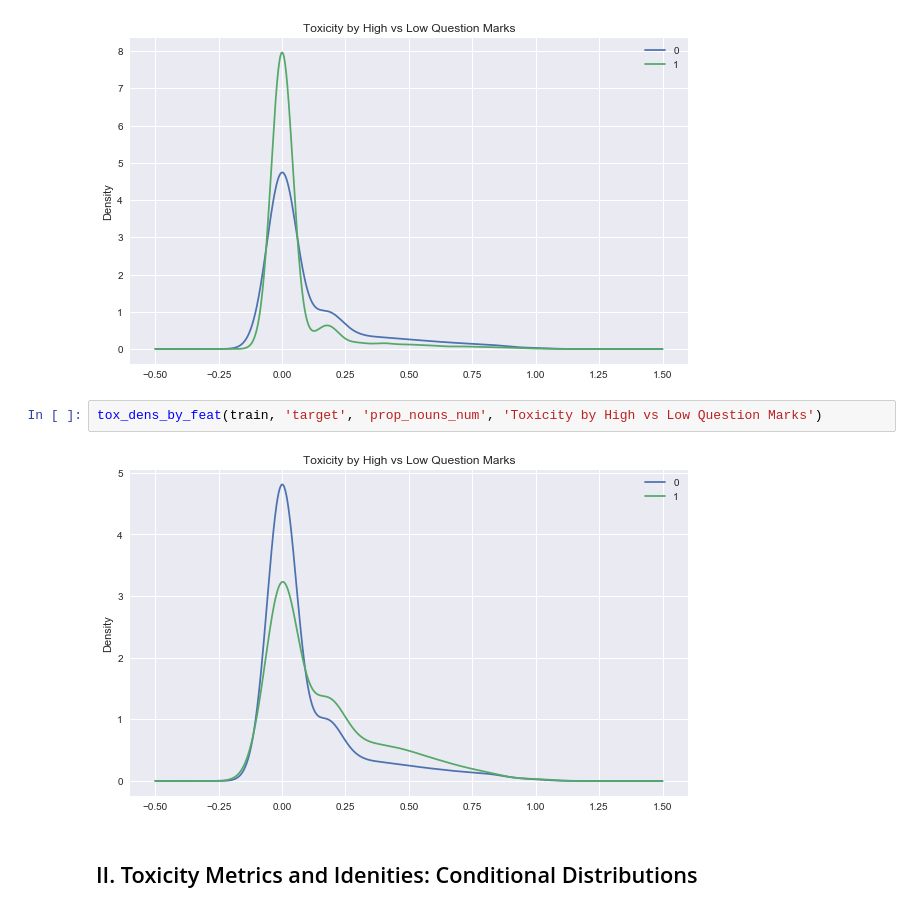
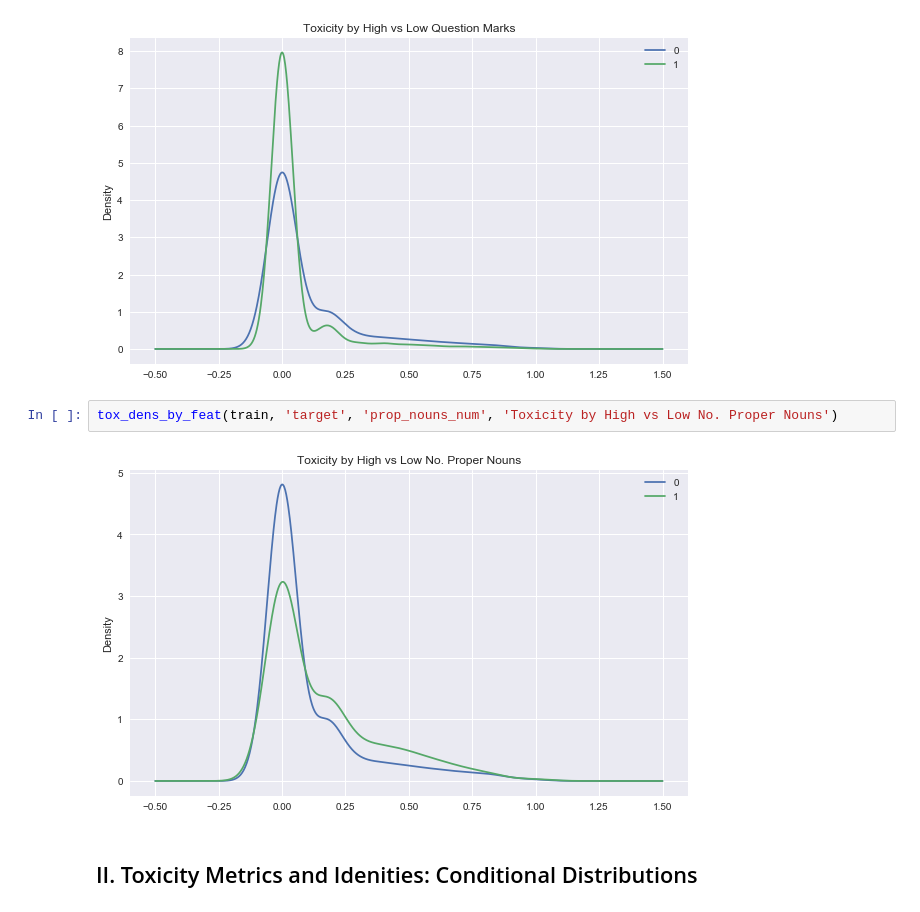
Before and after one commit to ElenaBadilloG/DetoxiPy, a Jupyter notebook: EDA/EDA - Cond Distrib - Feats + Lab (EBG).ipynb, the cells around one changed output. Drawn from its saved outputs; the diff is of its cells as text.

```diff
--- a/EDA/EDA - Cond Distrib - Feats + Lab (EBG).ipynb
+++ b/EDA/EDA - Cond Distrib - Feats + Lab (EBG).ipynb
@@ -169,9 +169,9 @@ tox_dens_by_feat(train, 'target', 'quest_ratio', 'Toxicity by High vs Low Questi
 # %% [output]
 [figure]
 # %%
-tox_dens_by_feat(train, 'target', 'prop_nouns_num', 'Toxicity by High vs Low Question Marks')
+tox_dens_by_feat(train, 'target', 'prop_nouns_num', 'Toxicity by High vs Low No. Proper Nouns')
 # %% [output]
-[figure, old version]
+[figure, new version]
 # %% [markdown]
 ## II. Toxicity Metrics and Idenities: Conditional Distributions
 # %% [markdown]
```
Also changed, not shown: parts of 1 cell of this notebook.
